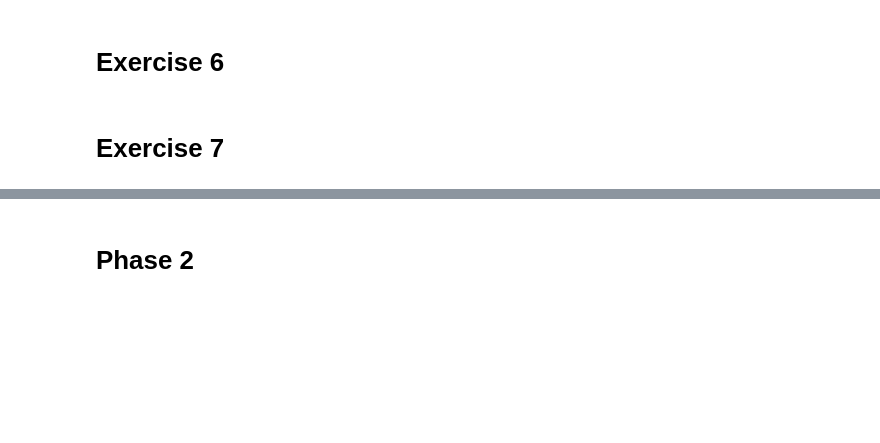
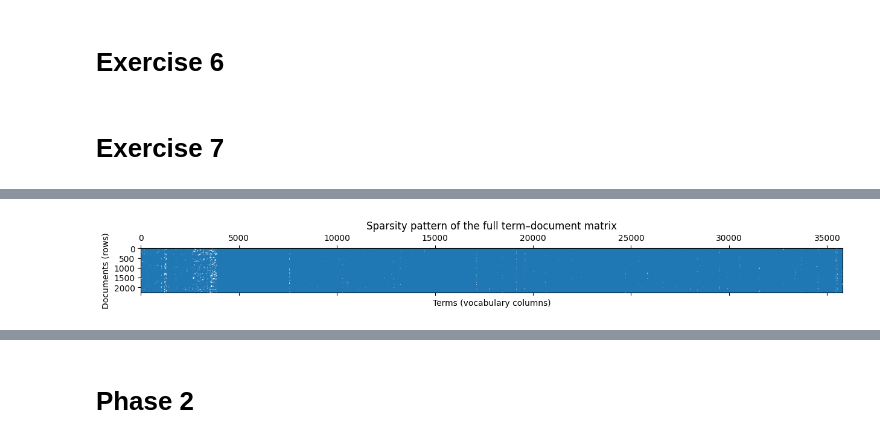
Before and after one commit to Thewo-6/DM2025-Lab1-Exercise, a Jupyter notebook: DM2025-Lab1-Homework.ipynb, the cells around one changed output, grey strips where cells are left out. Saved outputs shown, nothing was run; the diff lists cells and outputs as text; code cells hidden in the pictures; blank space fills up the shorter version.

```diff
--- a/DM2025-Lab1-Homework.ipynb
+++ b/DM2025-Lab1-Homework.ipynb
@@ -271,0 +312,16 @@ Length: 2257, dtype: object
+# %%
+# Answer here
+import nltk
+nltk.download("punkt")
+nltk.download("punkt_tab")
+
+X['unigrams'] = X['text'].apply(lambda x: dmh.tokenize_text(x))
+
+from sklearn.feature_extraction.text import CountVectorizer
+
+count_vect = CountVectorizer()
+X_counts = count_vect.fit_transform(X.text) #learn the vocabulary and return document-term matrix
+
+analyze = count_vect.build_analyzer()
+
+analyze(X.text[0])
@@ -271,0 +376,64 @@ Length: 2257, dtype: object
+# %%
+# Answer here
+import matplotlib.pyplot as plt
+import numpy as np
+import pandas as pd
+import seaborn as sns
+
+plt.figure(figsize=(15,4))
+plt.spy(X_counts, markersize=0.5)   # accepts scipy.sparse directly
+plt.title("Sparsity pattern of the full term–document matrix")
+plt.xlabel("Terms (vocabulary columns)")
+plt.ylabel("Documents (rows)")
+plt.show()
+
+
+def heatmap_subset(X_counts, vectorizer, n_terms=50, n_docs=50,
+                   term_strategy="top_df", doc_strategy="longest",
+                   random_state=0):
+    rng = np.random.default_rng(random_state)
+    vocab = vectorizer.get_feature_names_out()
+
+    # choose terms
+    if term_strategy == "top_df":
+        df = np.asarray((X_counts > 0).sum(axis=0)).ravel()  # document frequency per term
+        term_idx = np.argsort(df)[-n_terms:]
+    elif term_strategy == "random":
+        term_idx = rng.choice(X_counts.shape[1], size=n_terms, replace=False)
+    else:
+        raise ValueError("term_strategy must be 'top_df' or 'random'")
+    term_idx.sort()
+
+    # choose docs
+    if doc_strategy == "longest":
+        doc_lengths = np.asarray(X_counts.sum(axis=1)).ravel()  # total tokens per doc
+        doc_idx = np.argsort(doc_lengths)[-n_docs:]
+    elif doc_strategy == "random":
+        doc_idx = rng.choice(X_counts.shape[0], size=n_docs, replace=False)
+    else:
+        raise ValueError("doc_strategy must be 'longest' or 'random'")
+    doc_idx.sort()
+
+    # extract and densify only the chosen block
+    block = X_counts[doc_idx, :][:, term_idx].toarray()
+
+    # labels
+    term_labels = [vocab[i] for i in term_idx]
+    doc_labels  = [f"doc_{i}" for i in doc_idx]
+
+    # plot
+    df_block = pd.DataFrame(block, index=doc_labels, columns=term_labels)
+    plt.figure(figsize=(12, 9))
+    ax = sns.heatmap(df_block, cmap="PuRd", vmin=0, vmax=max(1, block.max()), annot=False)
+    ax.set_xlabel("Terms"); ax.set_ylabel("Documents")
+    ax.set_title(f"Counts for {len(doc_idx)} docs × {len(term_idx)} terms "
+                 f"({doc_strategy} docs, {term_strategy} terms)")
+    plt.xticks(rotation=90)
+    plt.tight_layout()
+    plt.show()
+
+# How I use the function
+heatmap_subset(X_counts, count_vect, n_terms=100, n_docs=100,
+               term_strategy="top_df", doc_strategy="longest", random_state=42)
+# %% [output]
+[figure, added]
```
Also changed, not shown: parts of 19 cells of this notebook.
